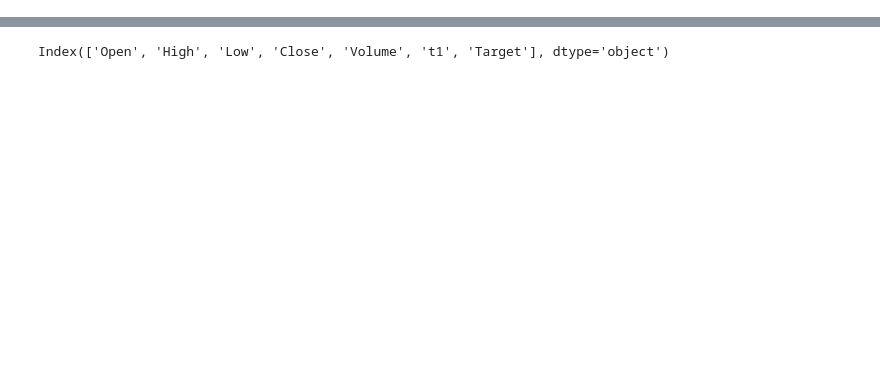
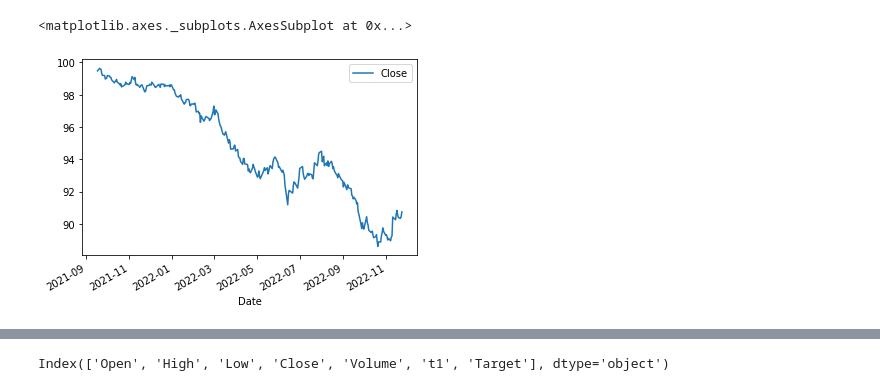
Before and after one commit to CescaNeri/ML-stocks-prediction, a Jupyter notebook: stock_prediction.ipynb, the cells around one changed output, grey strips where cells are left out. Cells and saved outputs as stored; diff of their text form; code cells hidden in the pictures; blank space fills up the shorter version.

```diff
--- a/stock_prediction.ipynb
+++ b/stock_prediction.ipynb
@@ -54,3 +107,8 @@ nvidia.plot.line(y='Close', use_index=True)
+# %%
+bitcoin.iloc[-300:].plot.line(y='Close', use_index=True)
+# %% [output]
+<matplotlib.axes._subplots.AxesSubplot at 0x...>
+[figure, added]
 # %%
 del nvidia['Dividends']
 del nvidia['Stock Splits']
```
Also changed, not shown: parts of 41 cells of this notebook.
